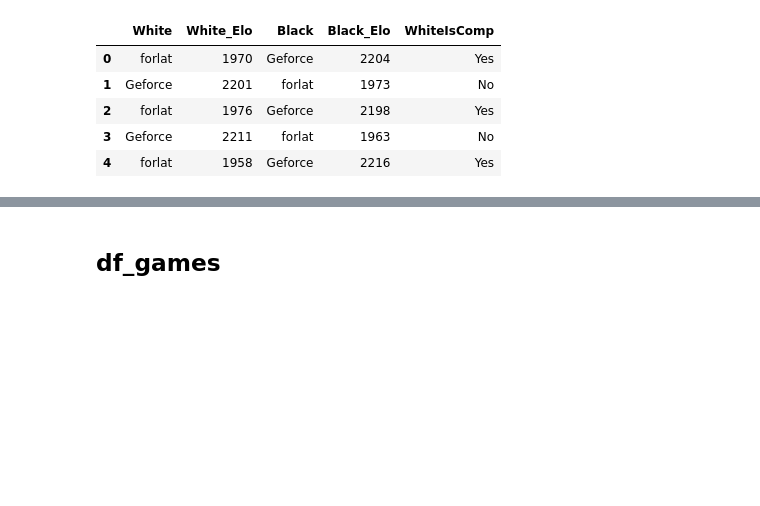
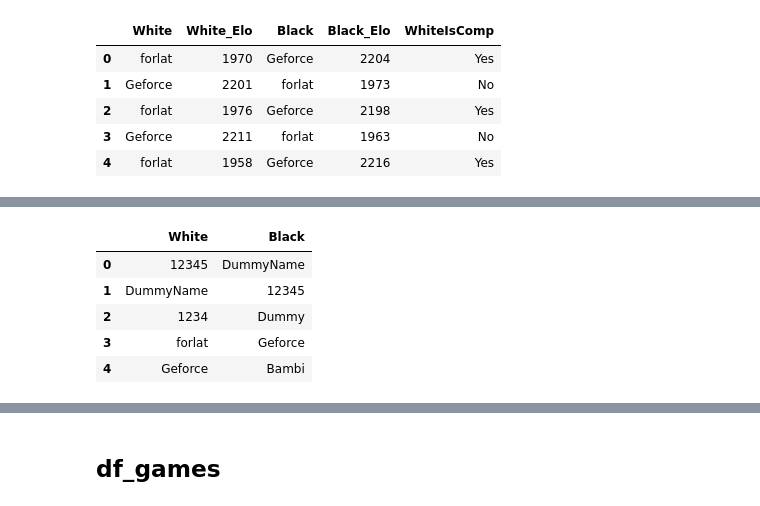
Before and after one commit to VPeron/cc_detector, a Jupyter notebook: notebooks/Asia_pgn_to_3dfs-ID_generator.ipynb, the cells around one changed output, grey strips where cells are left out. Saved outputs shown, nothing was run; the diff lists cells and outputs as text; code cells hidden in the pictures; blank space fills up the shorter version.

```diff
--- a/notebooks/Asia_pgn_to_3dfs-ID_generator.ipynb
+++ b/notebooks/Asia_pgn_to_3dfs-ID_generator.ipynb
@@ -171,0 +192,9 @@ df_dummy = pd.DataFrame({'White' : ["12345", 'DummyName', "1234", "forlat", "Gef
+# %%
+df_dummy
+# %% [output]
+|  | White | Black |
+| 0 | 12345 | DummyName |
+| 1 | DummyName | 12345 |
+| 2 | 1234 | Dummy |
+| 3 | forlat | Geforce |
+| 4 | Geforce | Bambi |
```
Also changed, not shown: parts of 21 cells of this notebook.
